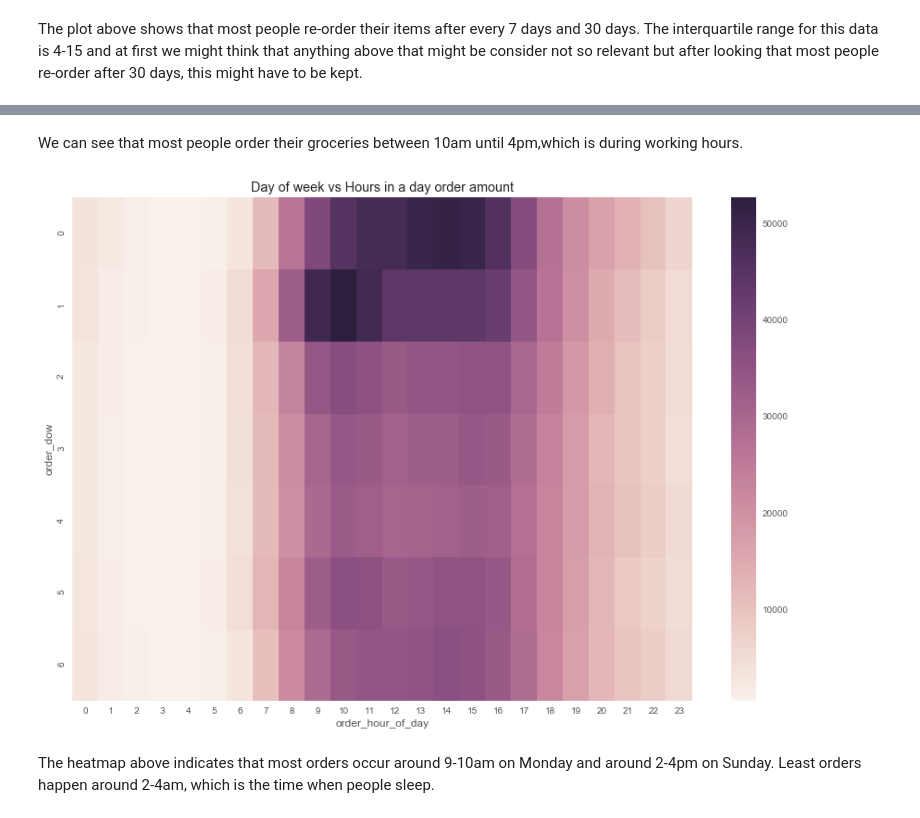
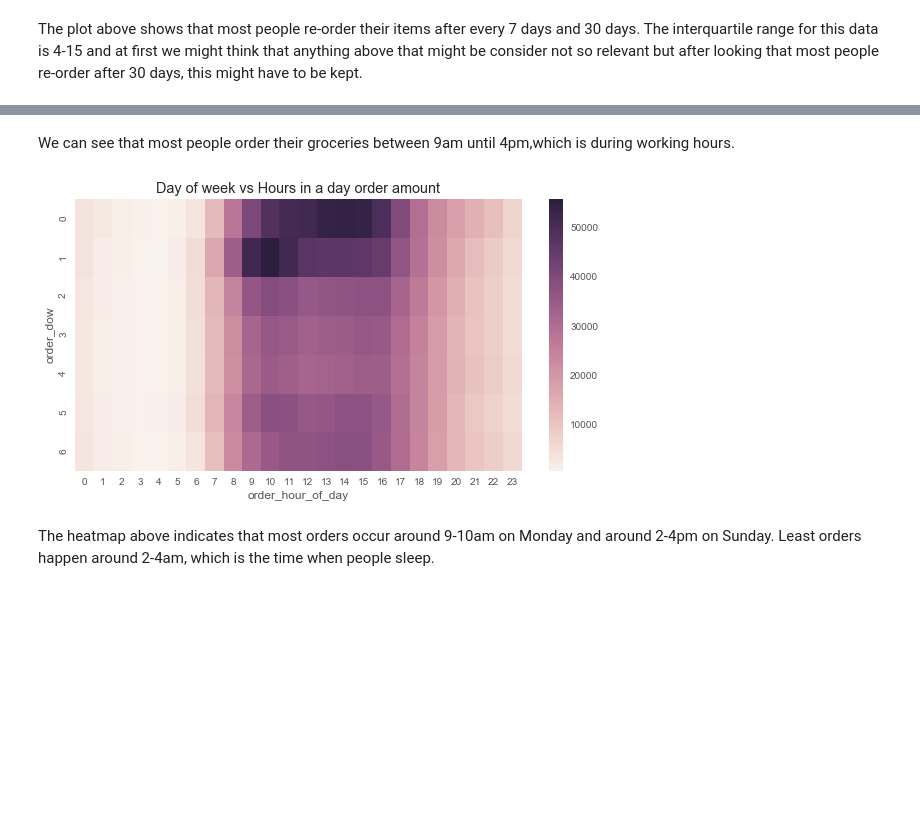
Before and after one commit to nt2462/Capstone1---Instacart, a Jupyter notebook: Instacart project.ipynb, the cells around one changed output, grey strips where cells are left out. Drawn from its saved outputs; the diff is of its cells as text; code cells hidden in the pictures; blank space fills up the shorter version.

```diff
--- a/Instacart project.ipynb
+++ b/Instacart project.ipynb
@@ -60,0 +73,4 @@ orders.shape
+# %%
+average_order_hours.reset_index(inplace=True,drop=False)
+# %%
+orders = pd.merge(orders,average_order_hours,on='user_id',how='left')
@@ -61,3 +88,7 @@ orders.shape
+# %%
+#rename all the columns:
+orders.columns = ['order_id','user_id','eval_set','order_number','order_dow','order_hour_of_day',
+                  'days_since_prior_order','average_order_hour_of_day']
 # %%
 orders.head()
 # %% [output]
@@ -100,6 +133,3 @@ The table above indicates that the column "days_since_prior_orders" has 6% missi
-# %%
-#drop na in order to analyze the data
-orders = orders.dropna()
 # %%
 orders.describe()
 # %% [output]
@@ -274,18 +304,18 @@ sns.countplot(x='order_hour_of_day',data=orders)
 # %% [markdown]
-We can see that most people order their groceries between 10am until 4pm,which is during working hours.
+We can see that most people order their groceries between 9am until 4pm,which is during working hours.
 # %%
 #Figure out days that have the most number of orders and at what time
 week_vs_hours = orders.groupby(['order_dow','order_hour_of_day'])['user_id'].aggregate("count").reset_index()
 
 
 #use heatmap to indicate at which day and at which hour is the most popular
 week_vs_hours = week_vs_hours.pivot('order_dow','order_hour_of_day','user_id')
-plt.figure(figsize=(15,10))
+plt.figure(figsize=(10,5))
 sns.heatmap(week_vs_hours)
 plt.title('Day of week vs Hours in a day order amount')
 plt.show()
 # %% [output]
-[figure, old version]
+[figure, new version]
 # %% [markdown]
 The heatmap above indicates that most orders occur around 9-10am on Monday and around 2-4pm on Sunday. Least orders happen around 2-4am, which is the time when people sleep.
 # %%
```
Also changed, not shown: parts of 163 cells of this notebook.
